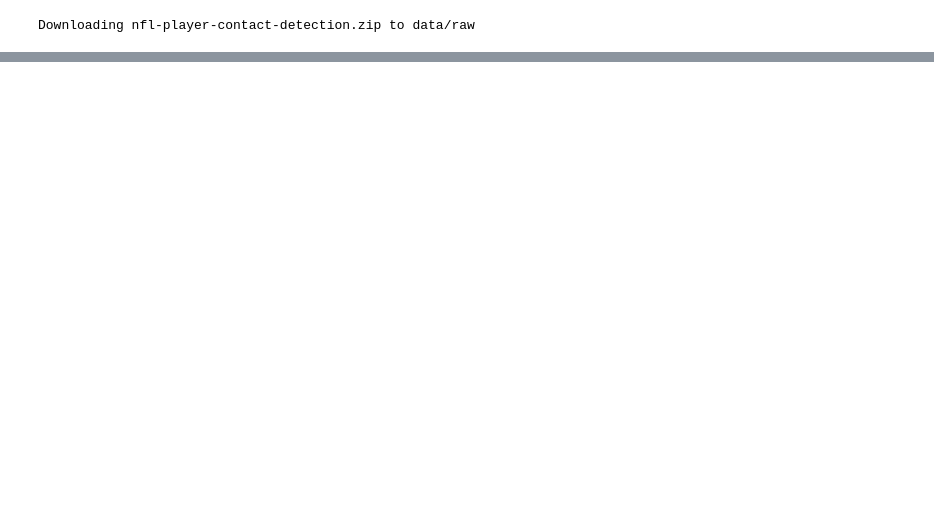
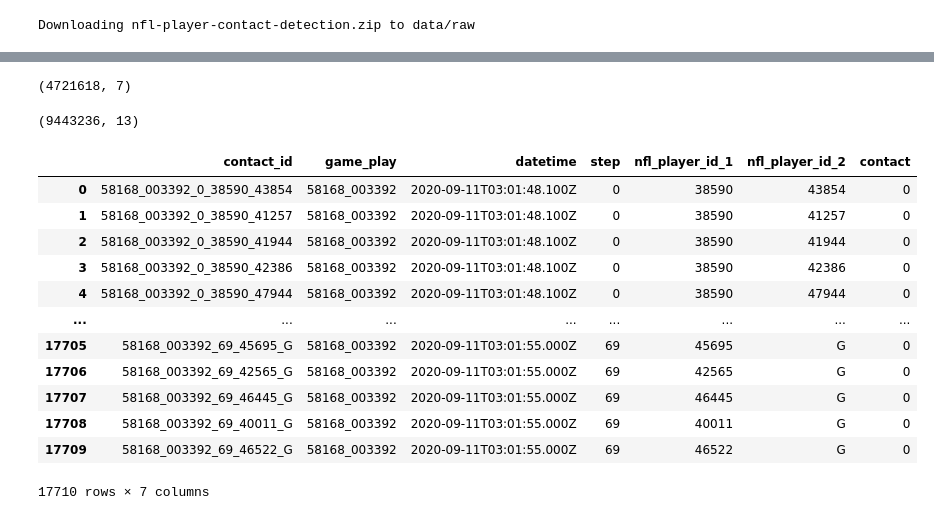
Before and after one commit to Ahmad-Khaled/NFL-PlayerContactDetection, a Jupyter notebook: notebooks/dataAnalysis.ipynb, the cells around one changed output, grey strips where cells are left out. Cells and saved outputs as stored; diff of their text form; code cells hidden in the pictures; blank space fills up the shorter version.

```diff
--- a/notebooks/dataAnalysis.ipynb
+++ b/notebooks/dataAnalysis.ipynb
@@ -185,0 +128,4 @@ strong multicollinearity problems or that the design matrix is singular.
+# %%
+train_label_df.shape
+# %% [output]
+(4721618, 7)
@@ -185,0 +134,20 @@ strong multicollinearity problems or that the design matrix is singular.
+# %%
+merged_data.shape
+# %% [output]
+(9443236, 13)
+# %%
+train_label_df.query('game_play == "58168_003392"')
+# %% [output]
+|  | contact_id | game_play | datetime | step | nfl_player_id_1 | nfl_player_id_2 | contact |
+| 0 | 58168_003392_0_38590_43854 | 58168_003392 | 2020-09-11T03:01:48.100Z | 0 | 38590 | 43854 | 0 |
+| 1 | 58168_003392_0_38590_41257 | 58168_003392 | 2020-09-11T03:01:48.100Z | 0 | 38590 | 41257 | 0 |
+| 2 | 58168_003392_0_38590_41944 | 58168_003392 | 2020-09-11T03:01:48.100Z | 0 | 38590 | 41944 | 0 |
+| 3 | 58168_003392_0_38590_42386 | 58168_003392 | 2020-09-11T03:01:48.100Z | 0 | 38590 | 42386 | 0 |
+| 4 | 58168_003392_0_38590_47944 | 58168_003392 | 2020-09-11T03:01:48.100Z | 0 | 38590 | 47944 | 0 |
+| ... | ... | ... | ... | ... | ... | ... | ... |
+| 17705 | 58168_003392_69_45695_G | 58168_003392 | 2020-09-11T03:01:55.000Z | 69 | 45695 | G | 0 |
+| 17706 | 58168_003392_69_42565_G | 58168_003392 | 2020-09-11T03:01:55.000Z | 69 | 42565 | G | 0 |
+| 17707 | 58168_003392_69_46445_G | 58168_003392 | 2020-09-11T03:01:55.000Z | 69 | 46445 | G | 0 |
+| 17708 | 58168_003392_69_40011_G | 58168_003392 | 2020-09-11T03:01:55.000Z | 69 | 40011 | G | 0 |
+| 17709 | 58168_003392_69_46522_G | 58168_003392 | 2020-09-11T03:01:55.000Z | 69 | 46522 | G | 0 |
+17710 rows × 7 columns
```
Also changed, not shown: parts of 17 cells of this notebook.
